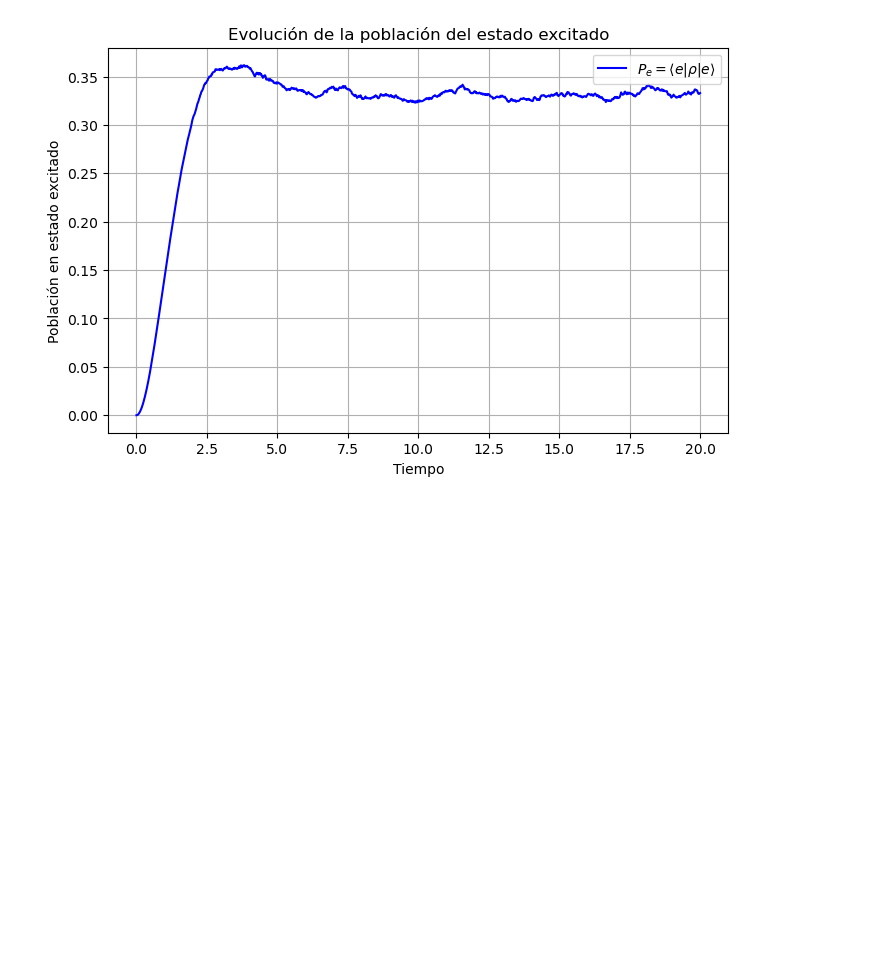
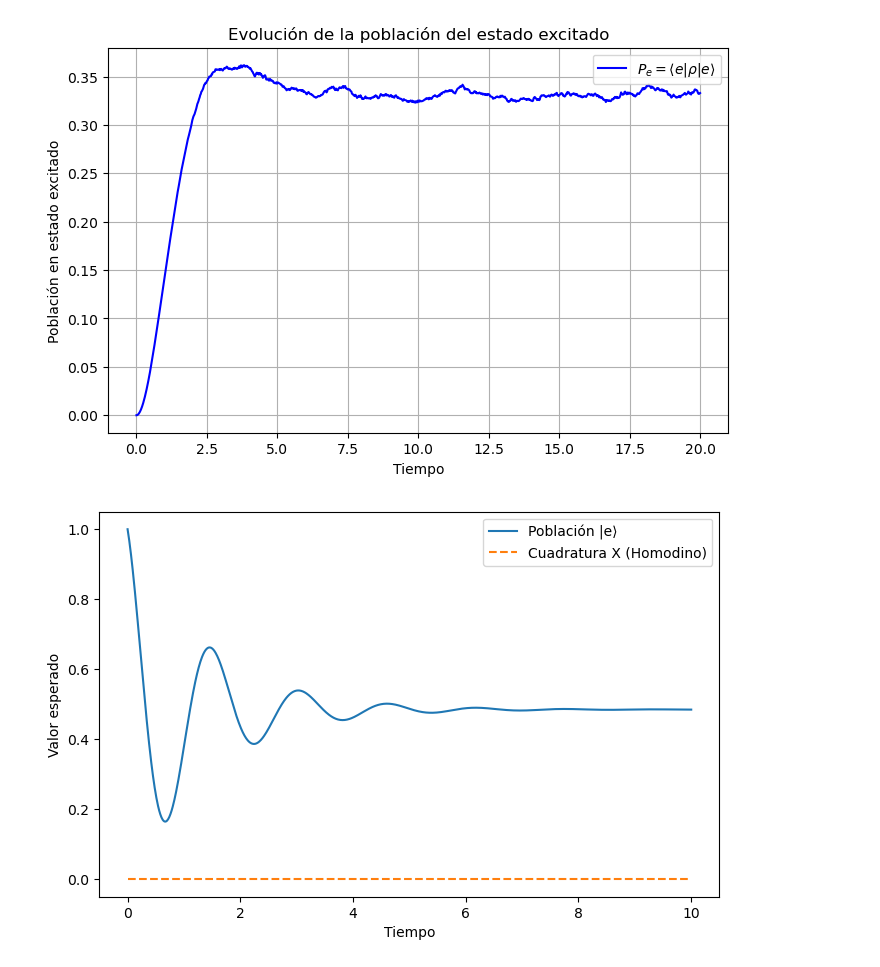
Before and after one commit to LKelvin26/FRI, a Jupyter notebook: Segundo semestre fotodeteccion/Untitled.ipynb, the cells around one changed output. Drawn from its saved outputs; the diff is of its cells as text; code cells hidden in the pictures; blank space fills up the shorter version.

```diff
--- a/Segundo semestre fotodeteccion/Untitled.ipynb
+++ b/Segundo semestre fotodeteccion/Untitled.ipynb
@@ -148,3 +148,44 @@ plt.grid()
 plt.show()
 # %% [output]
 [figure]
+# %%
+import numpy as np
+import matplotlib.pyplot as plt
+from qutip import *
+
+# Parámetros del sistema
+gamma = 1.0  # Tasa de decaimiento
+Delta = 0.0  # Desajuste
+Omega = 2.0  # Frecuencia de Rabi
+tlist = np.linspace(0, 10, 1000)  # Tiempo de evolución
+
+# Operadores del sistema
+sm = destroy(2)  # Operador de aniquilación del sistema de dos niveles
+sx = sm.dag() + sm  # Operador de Pauli X
+sy = -1j * (sm.dag() - sm)  # Operador de Pauli Y
+H = Delta * sm.dag() * sm + Omega * sx  # Hamiltoniano del sistema
+
+# Estado inicial
+psi0 = basis(2, 1)  # Estado excitado
+
+# Operador de colapso para la detección homodina (basado en la cuadratura X)
+c_ops = [np.sqrt(gamma) * sm]  # Emisión espontánea
+e_ops = [sm.dag() * sm, sx]  # Población y cuadratura X
+
+# Resolver la ecuación de la evolución con detección homodina
+result = mesolve(H, psi0, tlist, c_ops, e_ops)
+
+# Extraer los datos
+population = result.expect[0]  # Población del estado excitado
+quadrature_X = result.expect[1]  # Cuadratura medida
+
+# Graficar los resultados
+plt.figure(figsize=(8, 5))
+plt.plot(tlist, population, label="Población |e⟩")
+plt.plot(tlist, quadrature_X, label="Cuadratura X (Homodino)", linestyle="dashed")
+plt.xlabel("Tiempo")
+plt.ylabel("Valor esperado")
+plt.legend()
+plt.show()
+# %% [output]
+[figure, added]
```
Also changed, not shown: parts of 10 cells of this notebook.
